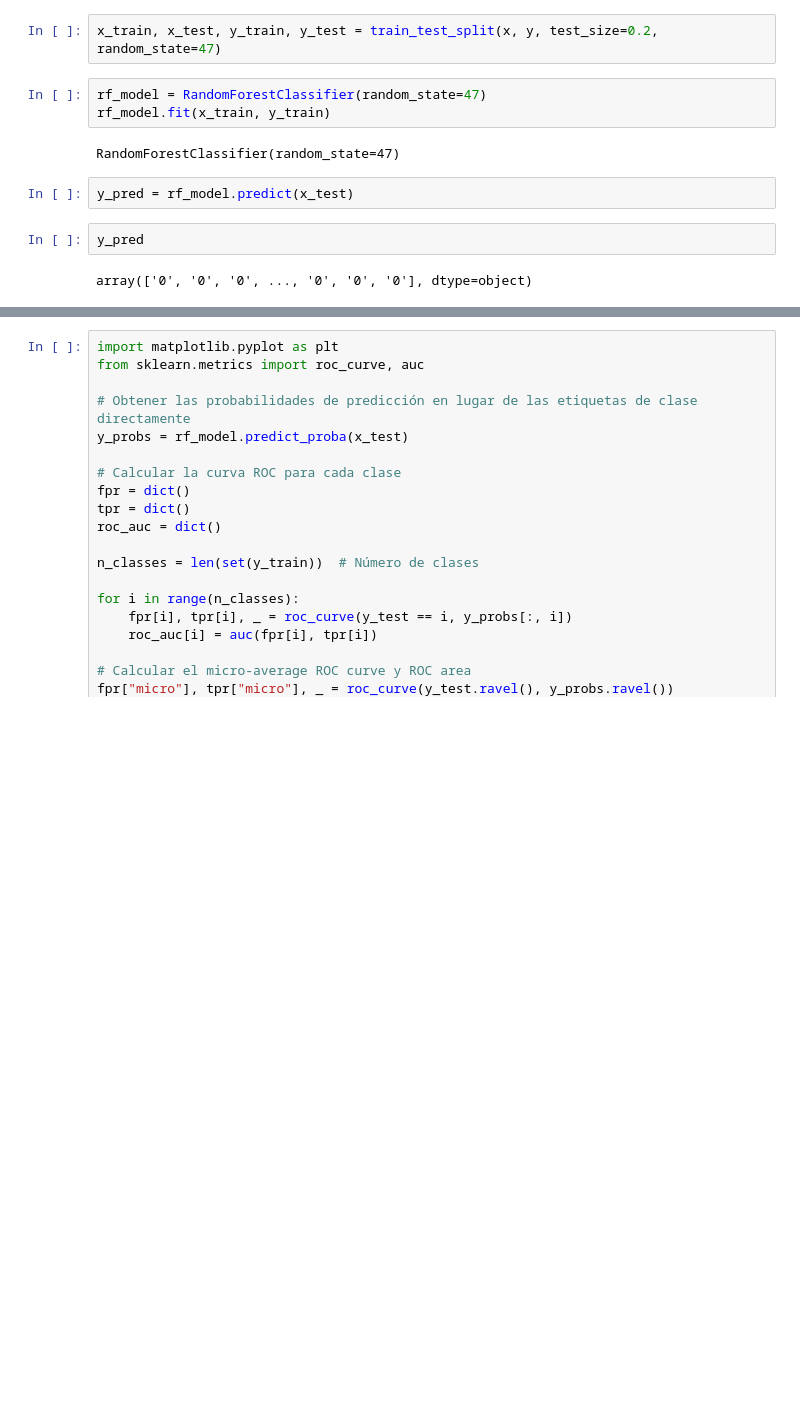
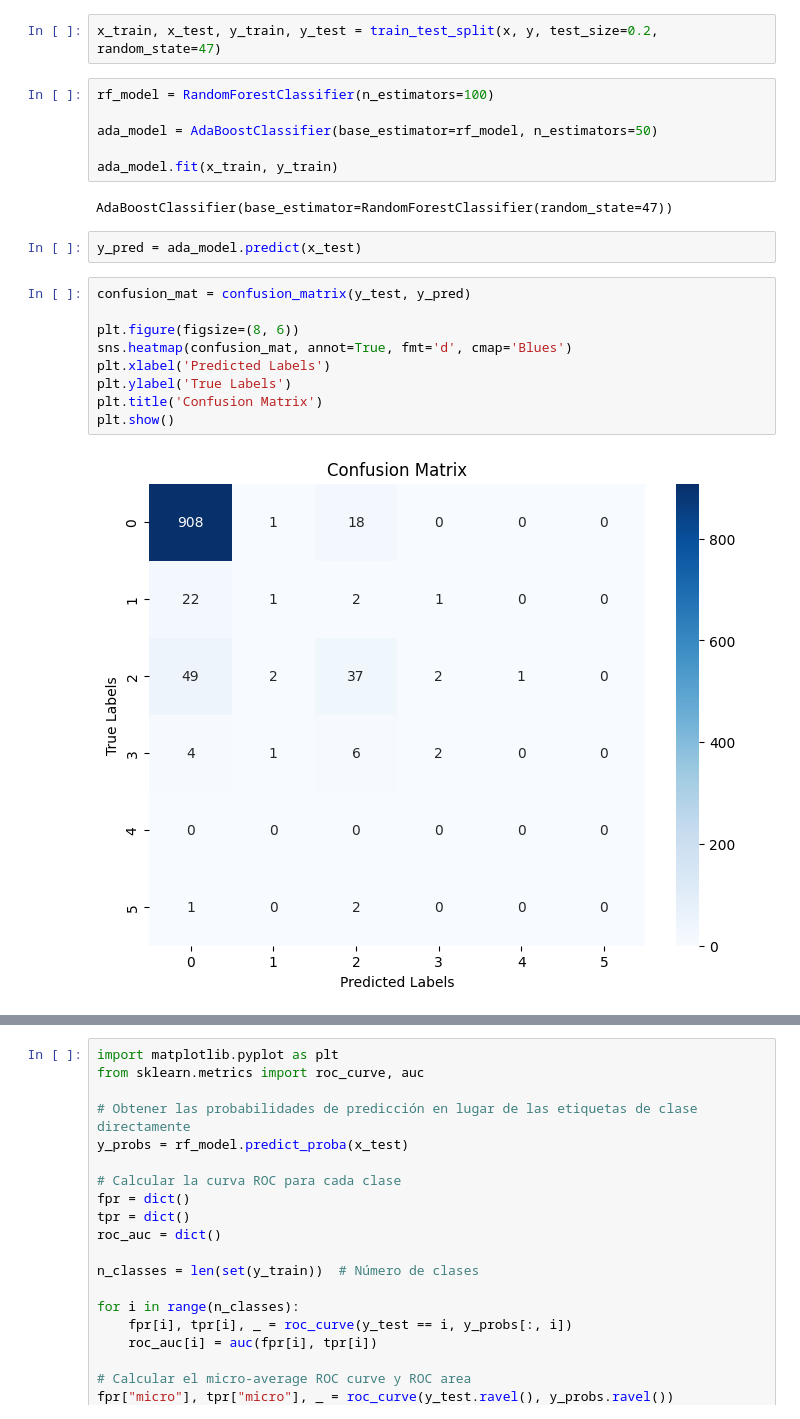
Before and after one commit to abyss0one/ClimateAI, a Jupyter notebook: model_training/F&P_classification.ipynb, the cells around one changed output, grey strips where cells are left out. Saved outputs shown, nothing was run; the diff lists cells and outputs as text; blank space fills up the shorter version.

```diff
--- a/model_training/F&P_classification.ipynb
+++ b/model_training/F&P_classification.ipynb
@@ -71,16 +75,26 @@ comarques_dict[comarca]["precip_encoded"].nunique()
 # %%
 x_train, x_test, y_train, y_test = train_test_split(x, y, test_size=0.2, random_state=47)
 # %%
-rf_model = RandomForestClassifier(random_state=47)
-rf_model.fit(x_train, y_train)
+rf_model = RandomForestClassifier(n_estimators=100)
+
+ada_model = AdaBoostClassifier(base_estimator=rf_model, n_estimators=50)
+
+ada_model.fit(x_train, y_train)
 # %% [output]
-RandomForestClassifier(random_state=47)
+AdaBoostClassifier(base_estimator=RandomForestClassifier(random_state=47))
 # %%
-y_pred = rf_model.predict(x_test)
+y_pred = ada_model.predict(x_test)
-# %%
-y_pred
-# %% [output]
-array(['0', '0', '0', ..., '0', '0', '0'], dtype=object)
+# %%
+confusion_mat = confusion_matrix(y_test, y_pred)
+
+plt.figure(figsize=(8, 6))
+sns.heatmap(confusion_mat, annot=True, fmt='d', cmap='Blues')
+plt.xlabel('Predicted Labels')
+plt.ylabel('True Labels')
+plt.title('Confusion Matrix')
+plt.show()
+# %% [output]
+[figure, added]
 # %%
 # Calcular MSE
 mse = mean_squared_error(y_test, y_pred)
```
Also changed, not shown: parts of 2 cells of this notebook, 10 other files.
